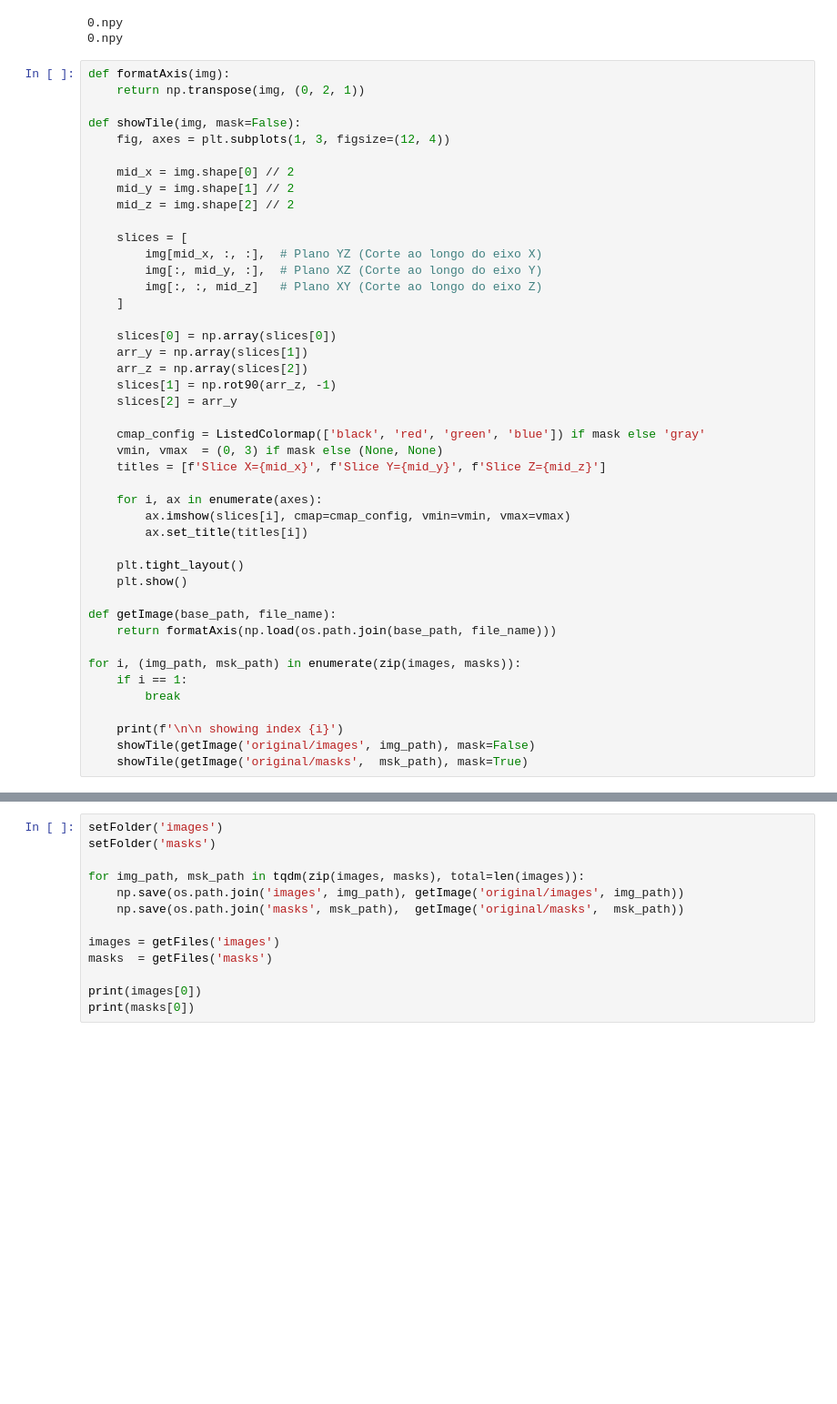
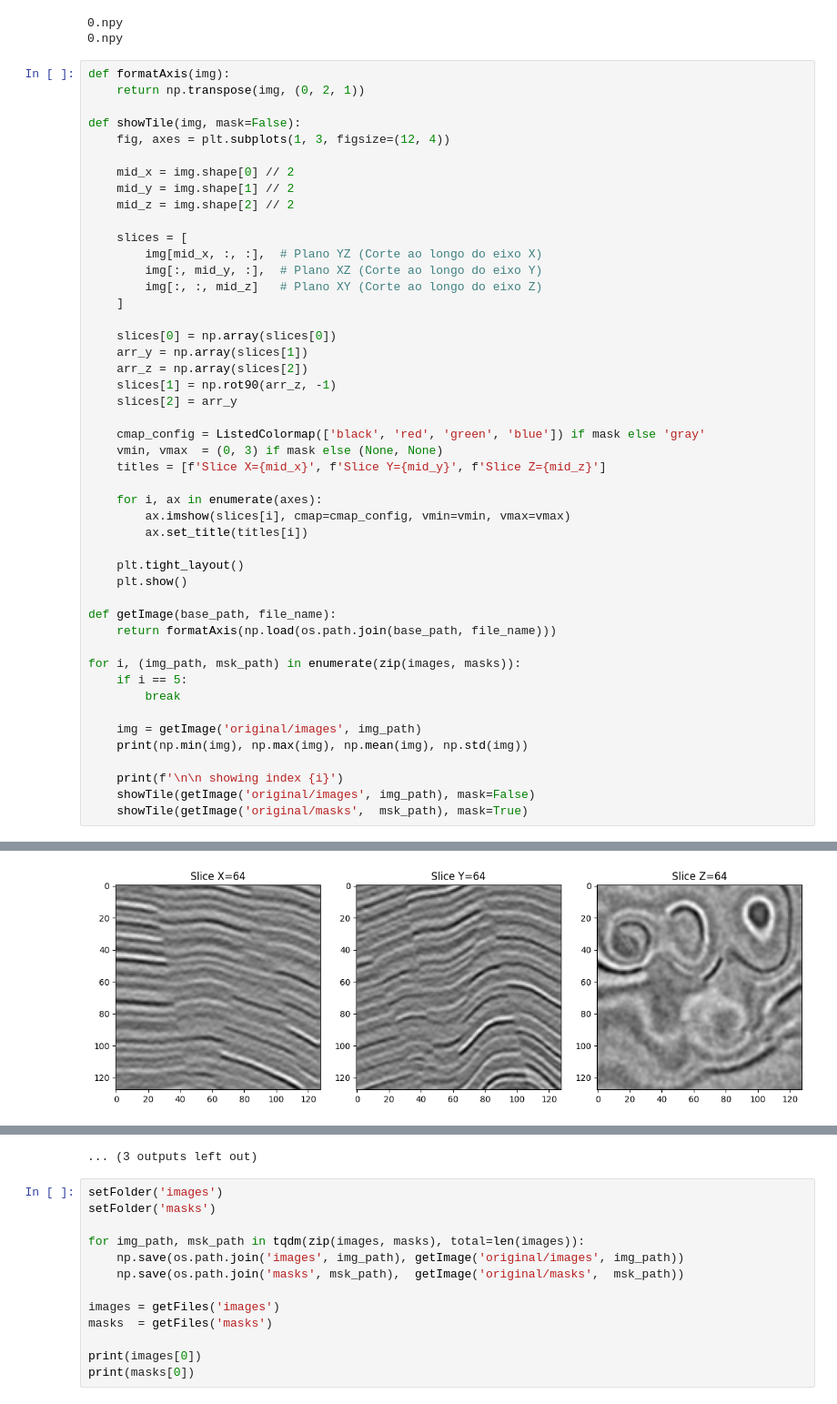
Before and after one commit to KlaussMarchi/Falhas, a Jupyter notebook: Dataset/dataset0/Format.ipynb, the cells around one changed output, grey strips where cells are left out. Shown at 91% size. Drawn from its saved outputs; the diff is of its cells as text; blank space fills up the shorter version.

```diff
--- a/Dataset/dataset0/Format.ipynb
+++ b/Dataset/dataset0/Format.ipynb
@@ -86,8 +86,11 @@ def getImage(base_path, file_name):
     return formatAxis(np.load(os.path.join(base_path, file_name)))
 
 for i, (img_path, msk_path) in enumerate(zip(images, masks)):
-    if i == 1:
+    if i == 5:
         break
+
+    img = getImage('original/images', img_path)
+    print(np.min(img), np.max(img), np.mean(img), np.std(img))
 
     print(f'\n\n showing index {i}')
     showTile(getImage('original/images', img_path), mask=False)
@@ -98,0 +109 @@ for i, (img_path, msk_path) in enumerate(zip(images, masks)):
+[figure, added]
@@ -99,3 +123,4 @@ for i, (img_path, msk_path) in enumerate(zip(images, masks)):
+... (3 outputs left out)
 # %%
 setFolder('images')
 setFolder('masks')
```
Also changed, not shown: parts of 2 cells of this notebook, 9 other files.
